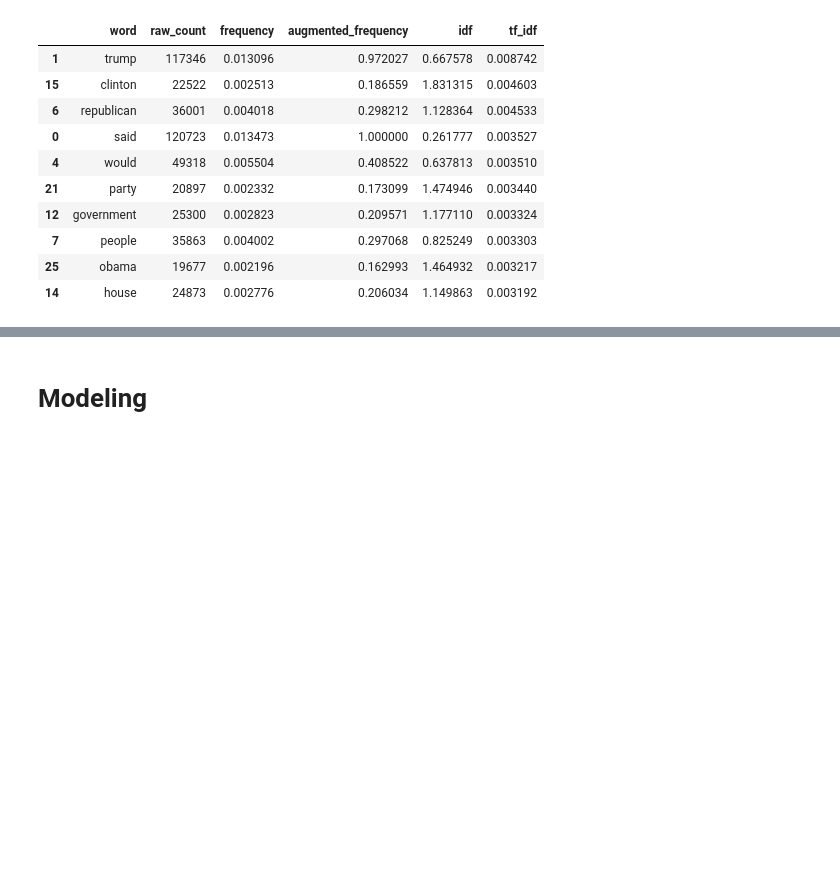
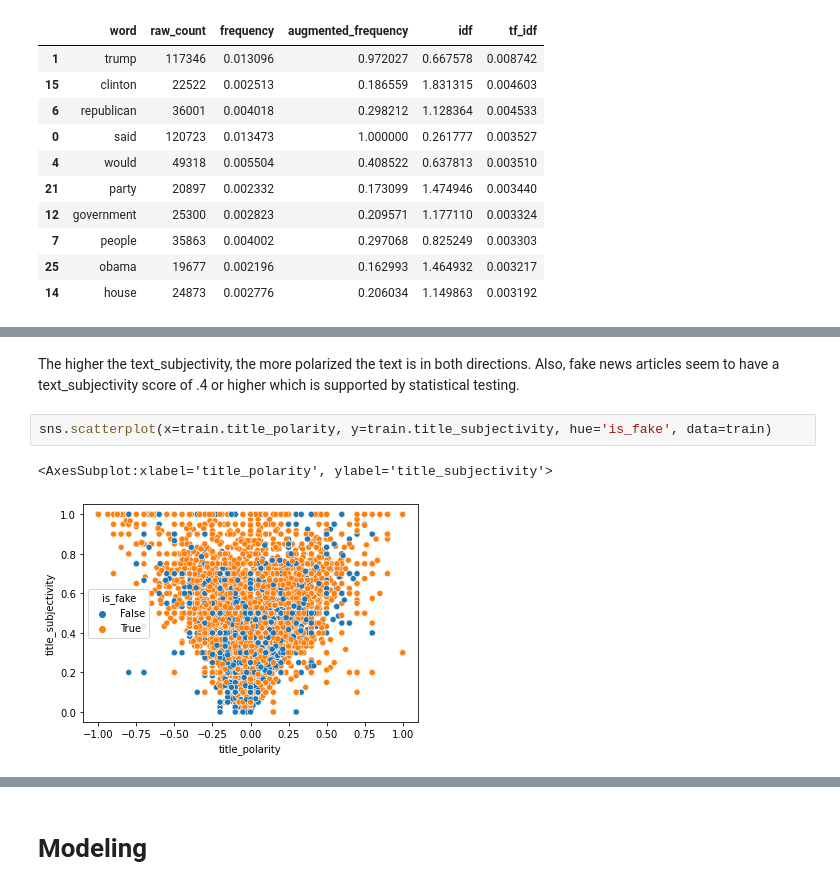
Before and after one commit to Fake-News-Capstone/fake_news_capstone, a Jupyter notebook: fake_news_capstone.ipynb, the cells around one changed output, grey strips where cells are left out. Saved outputs shown, nothing was run; the diff lists cells and outputs as text; blank space fills up the shorter version.

```diff
--- a/fake_news_capstone.ipynb
+++ b/fake_news_capstone.ipynb
@@ -681,0 +692,7 @@ word_freq_df.sort_values(by='tf_idf', ascending=False).head(10)
+# %% [markdown]
+The higher the text_subjectivity, the more polarized the text is in both directions. Also, fake news articles seem to have a text_subjectivity score of .4 or higher which is supported by statistical testing.
+# %%
+sns.scatterplot(x=train.title_polarity, y=train.title_subjectivity, hue='is_fake', data=train)
+# %% [output]
+<AxesSubplot:xlabel='title_polarity', ylabel='title_subjectivity'>
+[figure, added]
```
Also changed, not shown: parts of 26 cells of this notebook.
